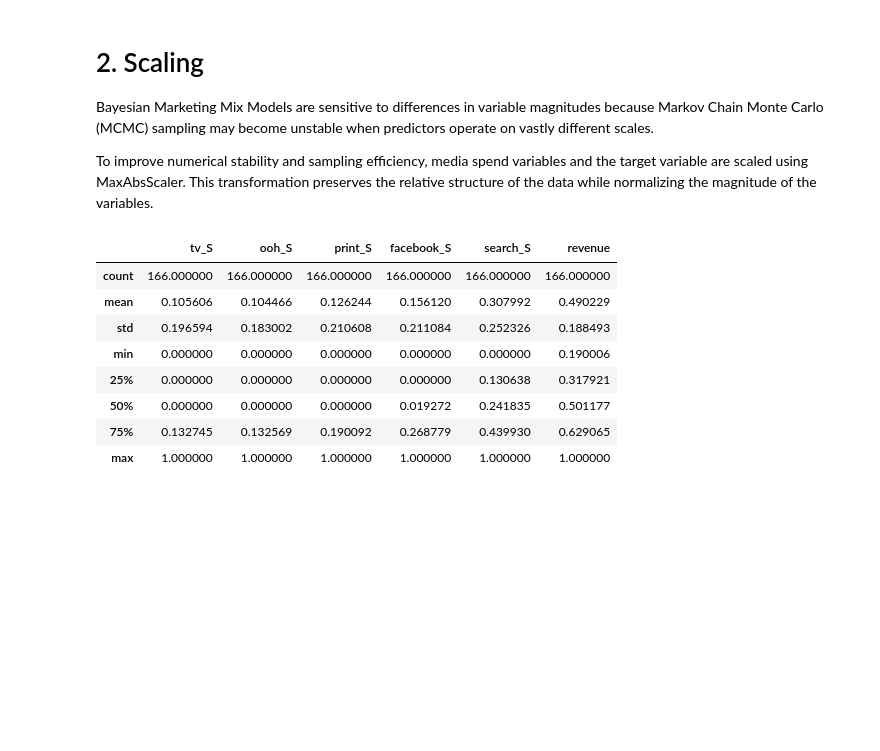
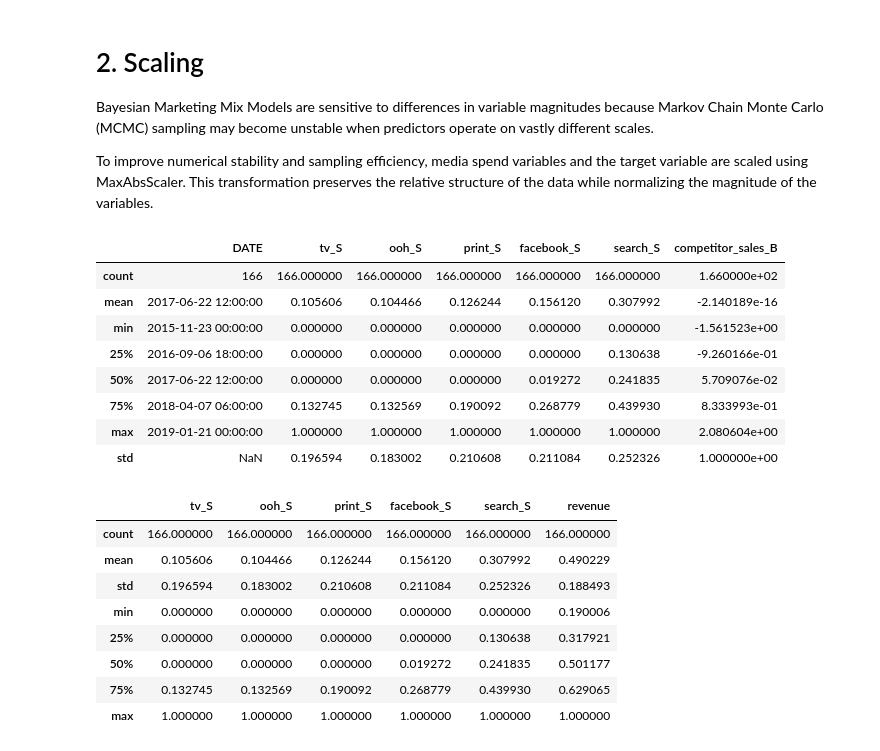
Before and after one commit to ismaelale13/seminar-mmm-pfn, a Jupyter notebook: notebooks/02_bayesian_mmm.ipynb, the cells around one changed output. Drawn from its saved outputs; the diff is of its cells as text; code cells hidden in the pictures; blank space fills up the shorter version.

```diff
--- a/notebooks/02_bayesian_mmm.ipynb
+++ b/notebooks/02_bayesian_mmm.ipynb
@@ -119,24 +154,70 @@ from sklearn.preprocessing import MaxAbsScaler
 # Initialize scalers
 media_scaler = MaxAbsScaler()
 target_scaler = MaxAbsScaler()
-# %%
-# Scale media channels
-train_df[media_cols] = media_scaler.fit_transform(
-    train_df[media_cols]
-)
-
-test_df[media_cols] = media_scaler.transform(
-    test_df[media_cols]
-)
-
-# Scale target variable
-train_df[[target]] = target_scaler.fit_transform(
-    train_df[[target]]
-)
-
-test_df[[target]] = target_scaler.transform(
-    test_df[[target]]
-)
+# %%
+# Scaling and model-ready dataset preparation
+
+
+# Copy train and test sets
+train_model_df = train_df.copy()
+test_model_df = test_df.copy()
+
+# Newsletter has no variation in the training period, so it is excluded
+control_cols = [
+    "competitor_sales_B"
+]
+
+# Scale media channels for diagnostic consistency
+media_scaler = MaxAbsScaler()
+
+train_model_df[media_cols] = media_scaler.fit_transform(
+    train_model_df[media_cols]
+)
+
+test_model_df[media_cols] = media_scaler.transform(
+    test_model_df[media_cols]
+)
+
+# Standardize continuous control variable
+control_mean = train_model_df["competitor_sales_B"].mean()
+control_std = train_model_df["competitor_sales_B"].std()
+
+train_model_df["competitor_sales_B"] = (
+    train_model_df["competitor_sales_B"] - control_mean
+) / control_std
+
+test_model_df["competitor_sales_B"] = (
+    test_model_df["competitor_sales_B"] - control_mean
+) / control_std
+
+# Prepare feature matrices for MMM
+X_train = train_model_df[
+    ["DATE"] + media_cols + control_cols
+].copy()
+
+X_test = test_model_df[
+    ["DATE"] + media_cols + control_cols
+].copy()
+
+# Prepare target
+y_train = train_model_df[target].copy()
+y_train.name = "y"
+
+y_test = test_model_df[target].copy()
+y_test.name = "y"
+
+# Check prepared training data
+X_train.describe()
+# %% [output]
+|  | DATE | tv_S | ooh_S | print_S | facebook_S | search_S | competitor_sales_B |
+| count | 166 | 166.000000 | 166.000000 | 166.000000 | 166.000000 | 166.000000 | 1.660000e+02 |
+| mean | 2017-06-22 12:00:00 | 0.105606 | 0.104466 | 0.126244 | 0.156120 | 0.307992 | -2.140189e-16 |
+| min | 2015-11-23 00:00:00 | 0.000000 | 0.000000 | 0.000000 | 0.000000 | 0.000000 | -1.561523e+00 |
+| 25% | 2016-09-06 18:00:00 | 0.000000 | 0.000000 | 0.000000 | 0.000000 | 0.130638 | -9.260166e-01 |
+| 50% | 2017-06-22 12:00:00 | 0.000000 | 0.000000 | 0.000000 | 0.019272 | 0.241835 | 5.709076e-02 |
+| 75% | 2018-04-07 06:00:00 | 0.132745 | 0.132569 | 0.190092 | 0.268779 | 0.439930 | 8.333993e-01 |
+| max | 2019-01-21 00:00:00 | 1.000000 | 1.000000 | 1.000000 | 1.000000 | 1.000000 | 2.080604e+00 |
+| std | NaN | 0.196594 | 0.183002 | 0.210608 | 0.211084 | 0.252326 | 1.000000e+00 |
 # %%
 # Check scaled values
 train_df[media_cols + [target]].describe()
```
Also changed, not shown: parts of 11 cells of this notebook.
